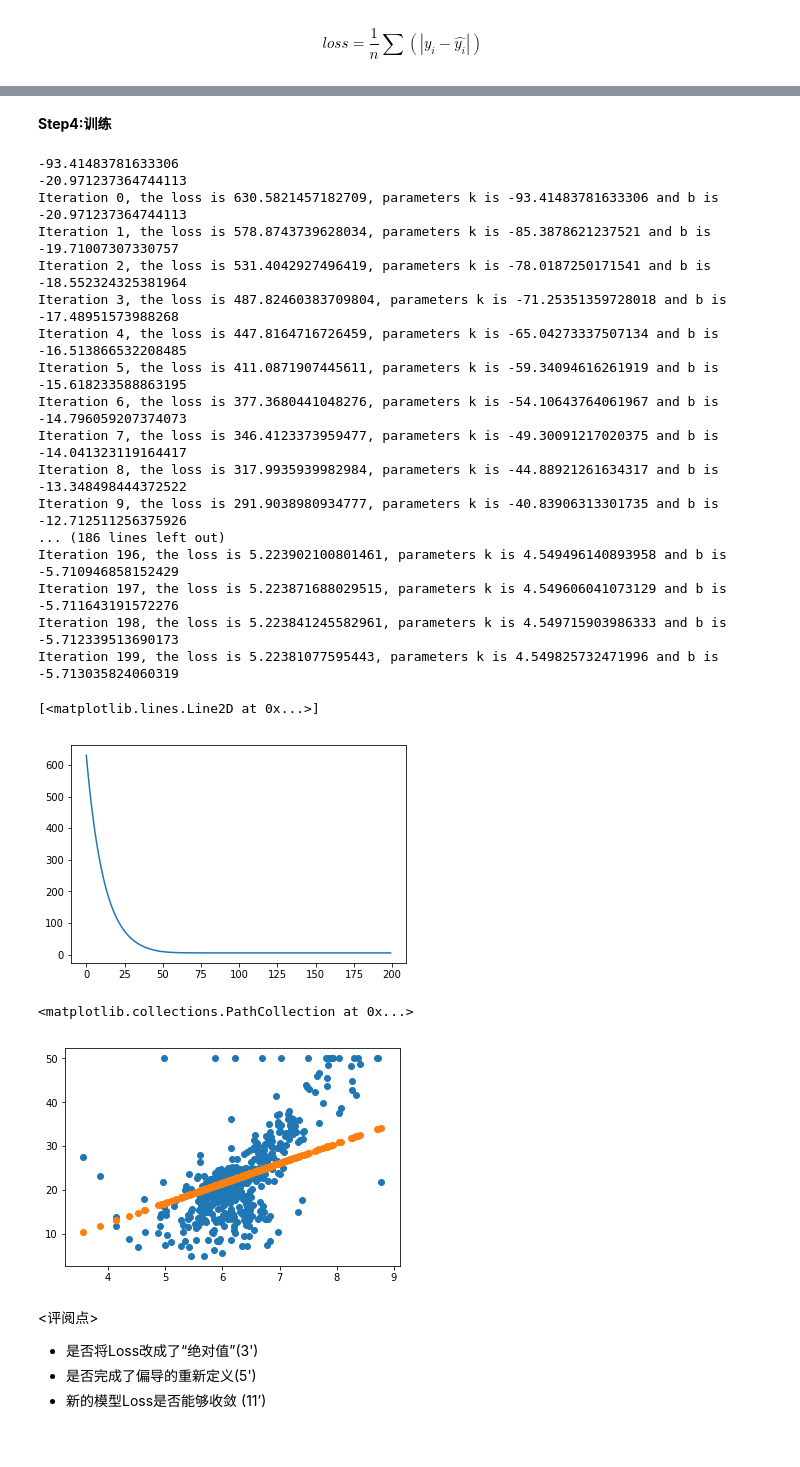
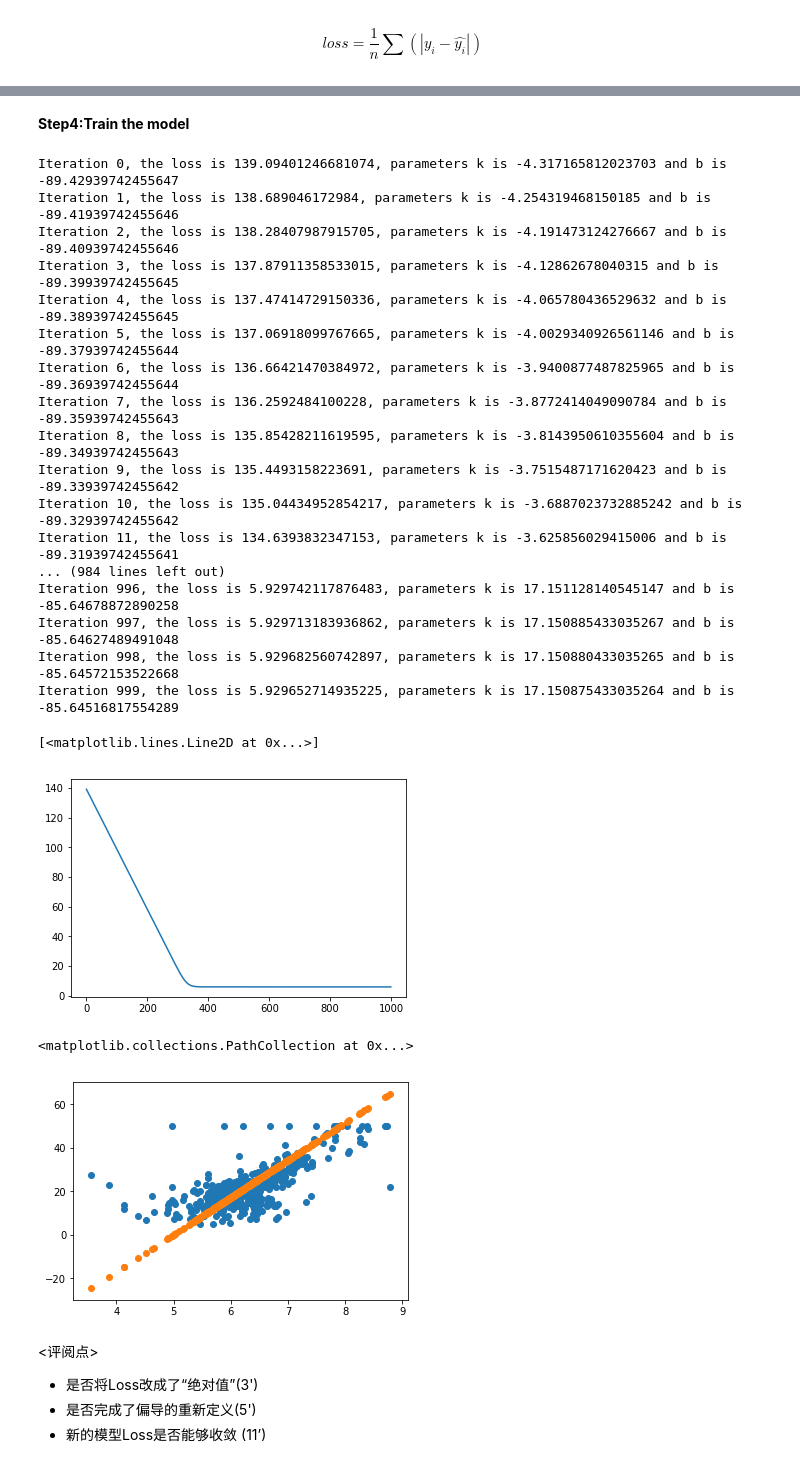
Before and after one commit to cloudwy/NLP, a Jupyter notebook: 03/Assignment-03.ipynb, the cells around one changed output, grey strips where cells are left out. Cells and saved outputs as stored; diff of their text form; code cells hidden in the pictures.

```diff
--- a/03/Assignment-03.ipynb
+++ b/03/Assignment-03.ipynb
@@ -392,12 +380,12 @@ def partial_derivative_k(x, y, y_hat):
     n = len(y)
     gradient = 0
     for x_i, y_i, y_hat_i in zip(list(x),list(y),list(y_hat)):
-        gradient += (y_i-y_hat_i) * x_i
-    return -2/n * gradient
+        gradient += np.sign(y_i-y_hat_i) * x_i
+    return -1/n * gradient
 
 def partial_derivative_b(y, y_hat):
     n = len(y)
     gradient = 0
     for y_i, y_hat_i in zip(list(y),list(y_hat)):
-        gradient += (y_i-y_hat_i)
-    return -2 / n * gradient
+        gradient += np.sign(y_i-y_hat_i)
+    return -1/n * gradient
@@ -404,2 +398,2 @@ def partial_derivative_b(y, y_hat):
 # %% [markdown]
-**Step4:训练**
+**Step4:Train the model**
@@ -407,8 +405,8 @@ def partial_derivative_b(y, y_hat):
 #参数初始化
 k = random.random() * 200 - 100  # -100 100
 b = random.random() * 200 - 100  # -100 100
-learning_rate = 1e-3
-iteration_num = 200
+learning_rate = 1e-2
+iteration_num = 1000
 losses = []
 for i in range(iteration_num):
     price_use_current_parameters = [price(r, k, b) for r in X_rm]  # \hat{y}
@@ -424,36 +422,36 @@ for i in range(iteration_num):
 best_k = k
 best_b = b
 # %% [output]
--93.41483781633306
--20.971237364744113
-Iteration 0, the loss is 630.5821457182709, parameters k is -93.41483781633306 and b is -20.971237364744113
-Iteration 1, the loss is 578.8743739628034, parameters k is -85.3878621237521 and b is -19.71007307330757
-Iteration 2, the loss is 531.4042927496419, parameters k is -78.0187250171541 and b is -18.552324325381964
-Iteration 3, the loss is 487.82460383709804, parameters k is -71.25351359728018 and b is -17.48951573988268
-Iteration 4, the loss is 447.8164716726459, parameters k is -65.04273337507134 and b is -16.513866532208485
-Iteration 5, the loss is 411.0871907445611, parameters k is -59.34094616261919 and b is -15.618233588863195
-Iteration 6, the loss is 377.3680441048276, parameters k is -54.10643764061967 and b is -14.796059207374073
-Iteration 7, the loss is 346.4123373959477, parameters k is -49.30091217020375 and b is -14.041323119164417
-Iteration 8, the loss is 317.9935939982984, parameters k is -44.88921261634317 and b is -13.348498444372522
-Iteration 9, the loss is 291.9038980934777, parameters k is -40.83906313301735 and b is -12.712511256375926
-... (186 lines left out)
-Iteration 196, the loss is 5.223902100801461, parameters k is 4.549496140893958 and b is -5.710946858152429
-Iteration 197, the loss is 5.223871688029515, parameters k is 4.549606041073129 and b is -5.711643191572276
-Iteration 198, the loss is 5.223841245582961, parameters k is 4.549715903986333 and b is -5.712339513690173
-Iteration 199, the loss is 5.22381077595443, parameters k is 4.549825732471996 and b is -5.713035824060319
+Iteration 0, the loss is 139.09401246681074, parameters k is -4.317165812023703 and b is -89.42939742455647
+Iteration 1, the loss is 138.689046172984, parameters k is -4.254319468150185 and b is -89.41939742455646
+Iteration 2, the loss is 138.28407987915705, parameters k is -4.191473124276667 and b is -89.40939742455646
+Iteration 3, the loss is 137.87911358533015, parameters k is -4.12862678040315 and b is -89.39939742455645
+Iteration 4, the loss is 137.47414729150336, parameters k is -4.065780436529632 and b is -89.38939742455645
+Iteration 5, the loss is 137.06918099767665, parameters k is -4.0029340926561146 and b is -89.37939742455644
+Iteration 6, the loss is 136.66421470384972, parameters k is -3.9400877487825965 and b is -89.36939742455644
+Iteration 7, the loss is 136.2592484100228, parameters k is -3.8772414049090784 and b is -89.35939742455643
+Iteration 8, the loss is 135.85428211619595, parameters k is -3.8143950610355604 and b is -89.34939742455643
+Iteration 9, the loss is 135.4493158223691, parameters k is -3.7515487171620423 and b is -89.33939742455642
+Iteration 10, the loss is 135.04434952854217, parameters k is -3.6887023732885242 and b is -89.32939742455642
+Iteration 11, the loss is 134.6393832347153, parameters k is -3.625856029415006 and b is -89.31939742455641
+... (984 lines left out)
+Iteration 996, the loss is 5.929742117876483, parameters k is 17.151128140545147 and b is -85.64678872890258
+Iteration 997, the loss is 5.929713183936862, parameters k is 17.150885433035267 and b is -85.64627489491048
+Iteration 998, the loss is 5.929682560742897, parameters k is 17.150880433035265 and b is -85.64572153522668
+Iteration 999, the loss is 5.929652714935225, parameters k is 17.150875433035264 and b is -85.64516817554289
 # %%
 plt.plot(list(range(iteration_num)),losses)
 # %% [output]
 [<matplotlib.lines.Line2D at 0x...>]
-[figure, old version]
+[figure, new version]
 # %%
-price_use_best_parameters = [price(r, best_k, best_b) for r in X_rm]
+# price_use_best_parameters = [price(r, best_k, best_b) for r in X_rm]
 
 plt.scatter(X_rm,y)
 plt.scatter(X_rm,price_use_current_parameters)
 # %% [output]
 <matplotlib.collections.PathCollection at 0x...>
-[figure, old version]
+[figure, new version]
 # %% [markdown]
 <评阅点>
 + 是否将Loss改成了“绝对值”(3')
```
Also changed, not shown: parts of 30 cells of this notebook, 1 other file.
